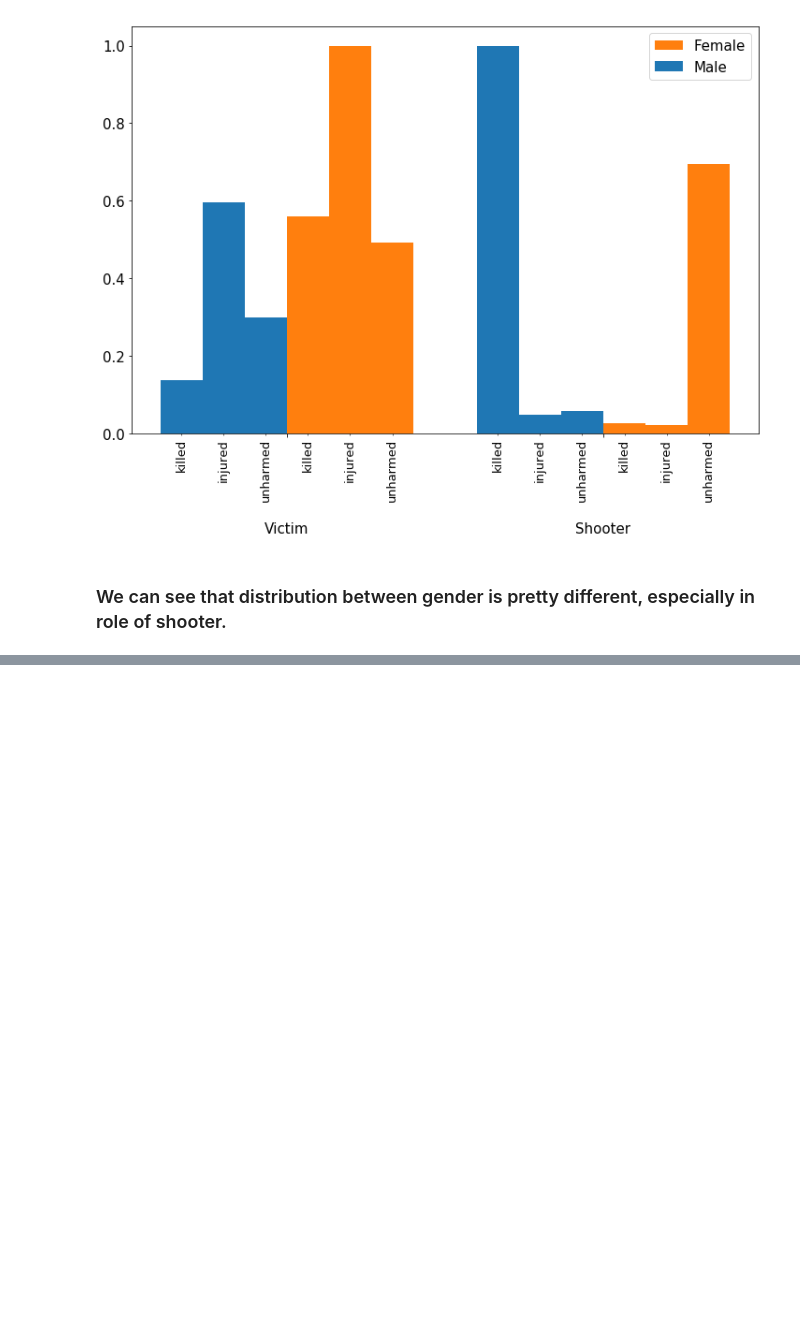
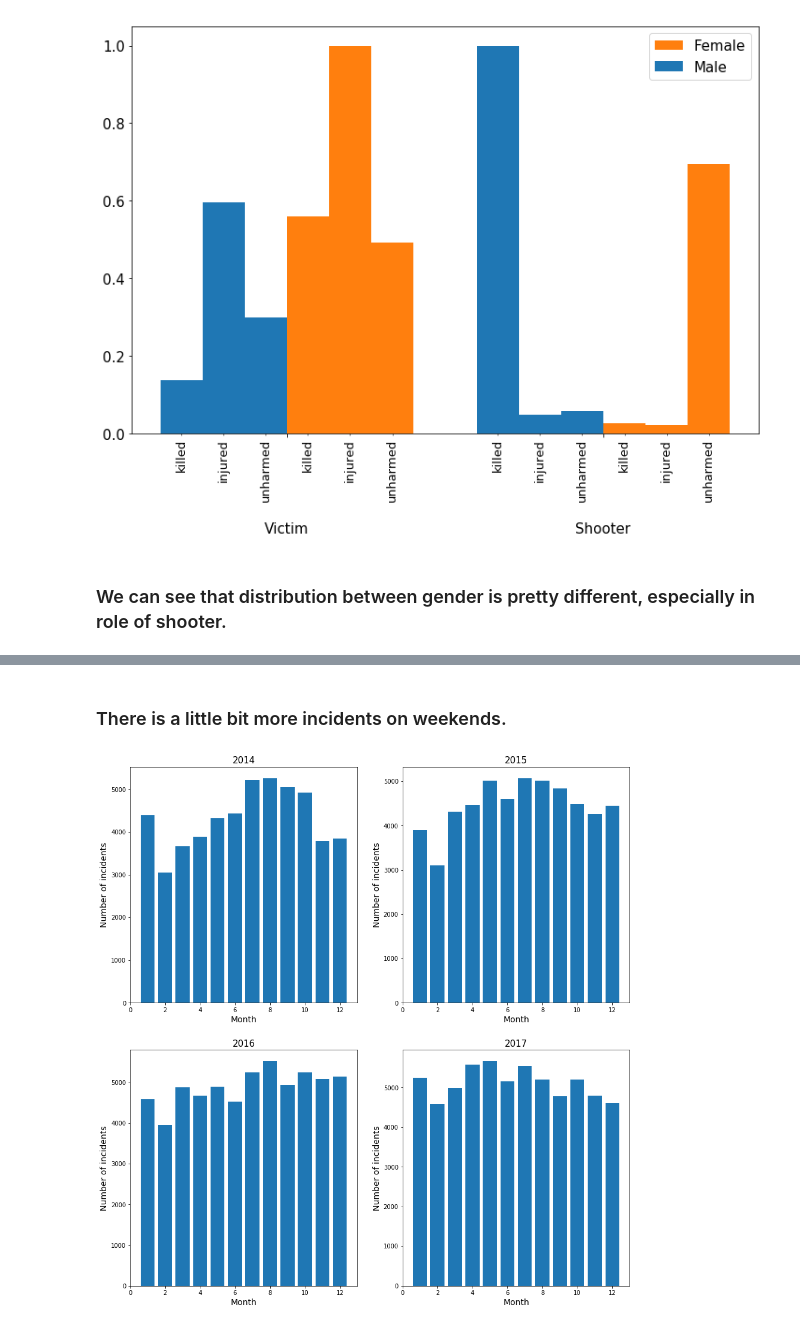
Before and after one commit to belkasanek/eda-gun-violence, a Jupyter notebook: gun_violence_eda.ipynb, the cells around one changed output, grey strips where cells are left out. Cells and saved outputs as stored; diff of their text form; code cells hidden in the pictures; blank space fills up the shorter version.

```diff
--- a/gun_violence_eda.ipynb
+++ b/gun_violence_eda.ipynb
@@ -645,0 +658,24 @@ plt.setp(ax.yaxis.get_majorticklabels(), fontsize=15);
+# %% [markdown]
+### There is a little bit more incidents on weekends.
+# %%
+fig, ax = plt.subplots(2, 2)
+fig.set_figheight(4 * amount_of_killed)
+fig.set_figwidth(15)
+
+for i, year in enumerate([2014, 2015, 2016, 2017]):
+    month = df.loc[df['date'].dt.year == year, 'date'].dt.month.value_counts()\
+    .reset_index().rename(columns={'index': 'month'})
+    month['weekday'] = month['month'].apply(int)
+    month = month.sort_values(by='month')
+    if i >= 2:
+        ax[1, i % 2].set_title(year, fontdict={'fontsize': 15})
+        ax[1, i % 2].set_xlabel('Month', fontsize=14)
+        ax[1, i % 2].set_ylabel('Number of incidents', fontsize=14)
+        ax[1, i % 2].bar(month['month'], month['date'], label=year);
+    else:
+        ax[0, i].set_title(year, fontdict={'fontsize': 15})
+        ax[0, i].set_xlabel('Month', fontsize=14)
+        ax[0, i].set_ylabel('Number of incidents', fontsize=14)
+        ax[0, i].bar(month['month'], month['date']);
+# %% [output]
+[figure, added]
```
Also changed, not shown: parts of 9 cells of this notebook.
